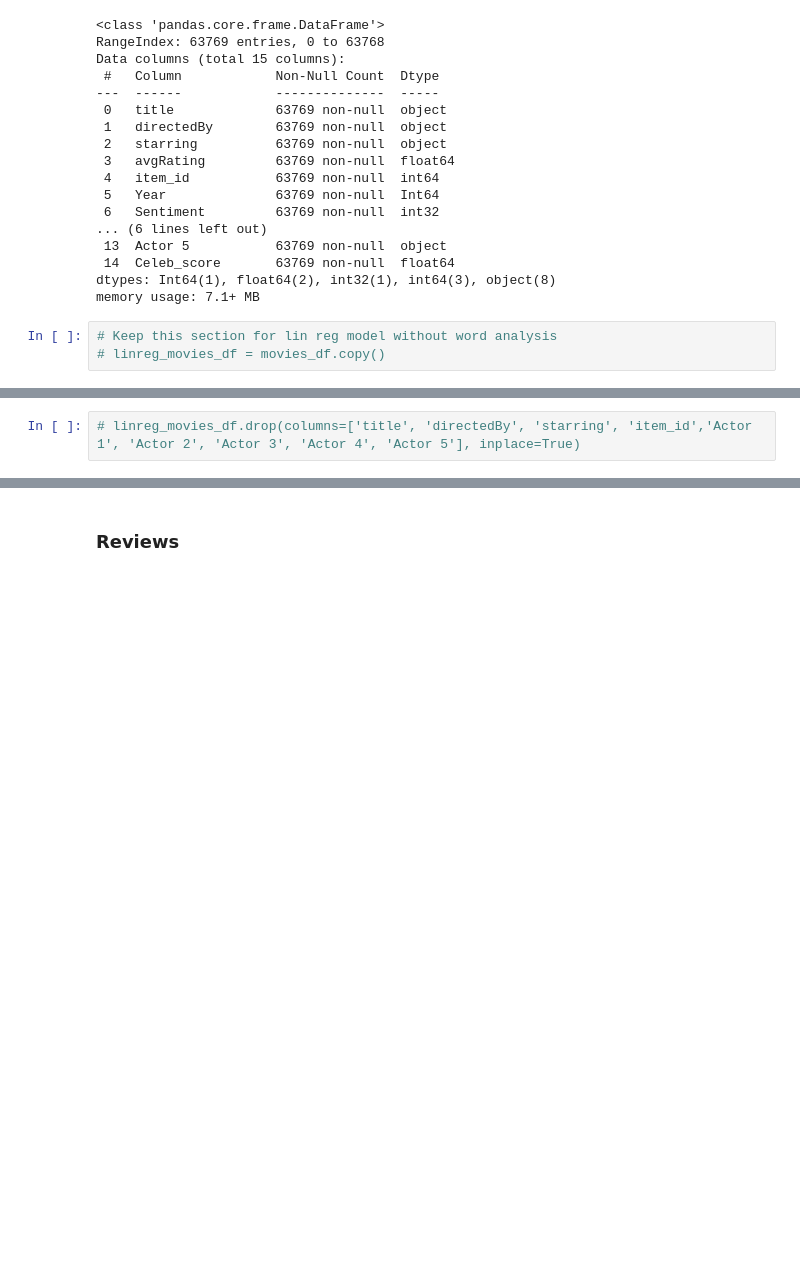
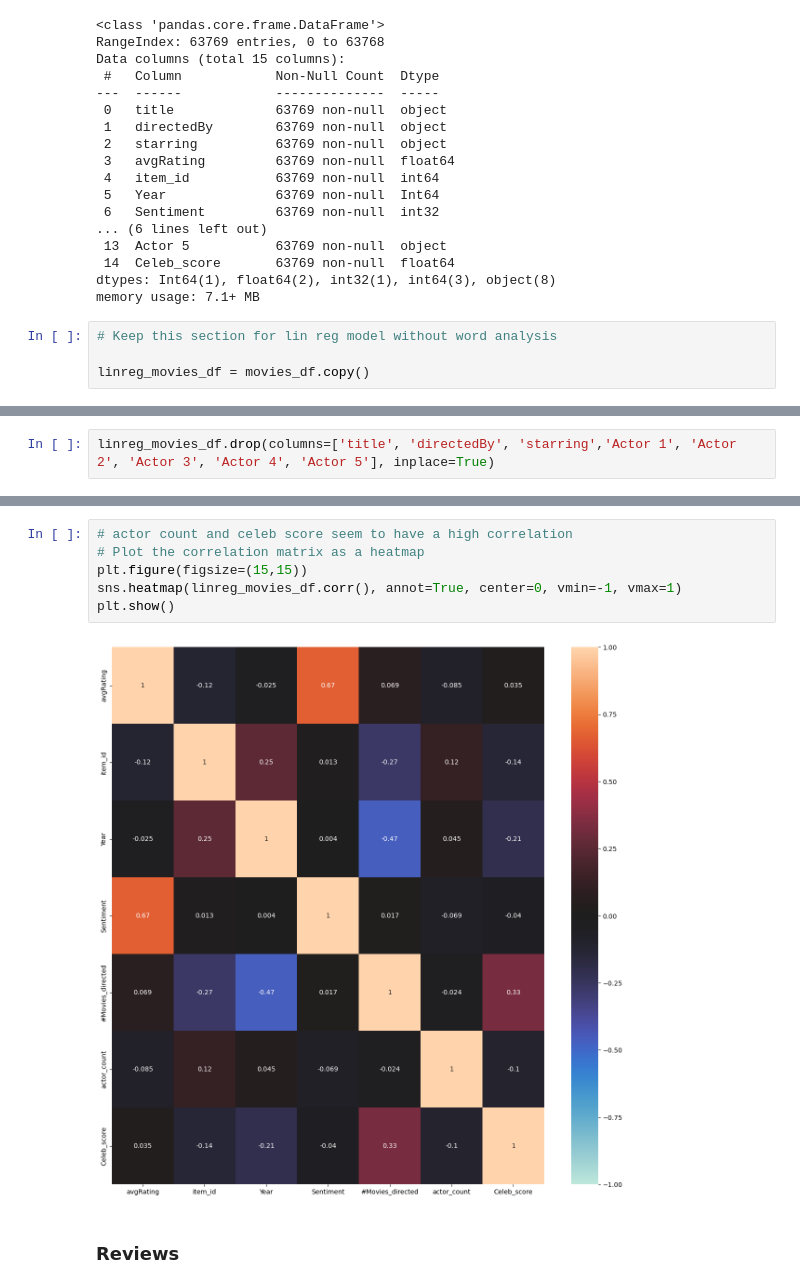
Before and after one commit to MichaelRong97/NLP-for-Improved-Movie-Rating-Predictions, a Jupyter notebook: Capstone Work File.ipynb, the cells around one changed output, grey strips where cells are left out. Drawn from its saved outputs; the diff is of its cells as text; blank space fills up the shorter version.

```diff
--- a/Capstone Work File.ipynb
+++ b/Capstone Work File.ipynb
@@ -672,5 +673,6 @@ dtypes: Int64(1), float64(2), int32(1), int64(3), object(8)
 memory usage: 7.1+ MB
 # %%
 # Keep this section for lin reg model without word analysis
-# linreg_movies_df = movies_df.copy()
+
+linreg_movies_df = movies_df.copy()
 # %%
@@ -678,2 +694,2 @@ memory usage: 7.1+ MB
 # %%
-# linreg_movies_df.drop(columns=['title', 'directedBy', 'starring', 'item_id','Actor 1', 'Actor 2', 'Actor 3', 'Actor 4', 'Actor 5'], inplace=True)
+linreg_movies_df.drop(columns=['title', 'directedBy', 'starring','Actor 1', 'Actor 2', 'Actor 3', 'Actor 4', 'Actor 5'], inplace=True)
@@ -688,3 +714,11 @@ memory usage: 7.1+ MB
+# %%
+# actor count and celeb score seem to have a high correlation
+# Plot the correlation matrix as a heatmap
+plt.figure(figsize=(15,15))
+sns.heatmap(linreg_movies_df.corr(), annot=True, center=0, vmin=-1, vmax=1)
+plt.show()
+# %% [output]
+[figure, added]
 # %% [markdown]
 ### Reviews
 # %%
```
Also changed, not shown: parts of 38 cells of this notebook.
